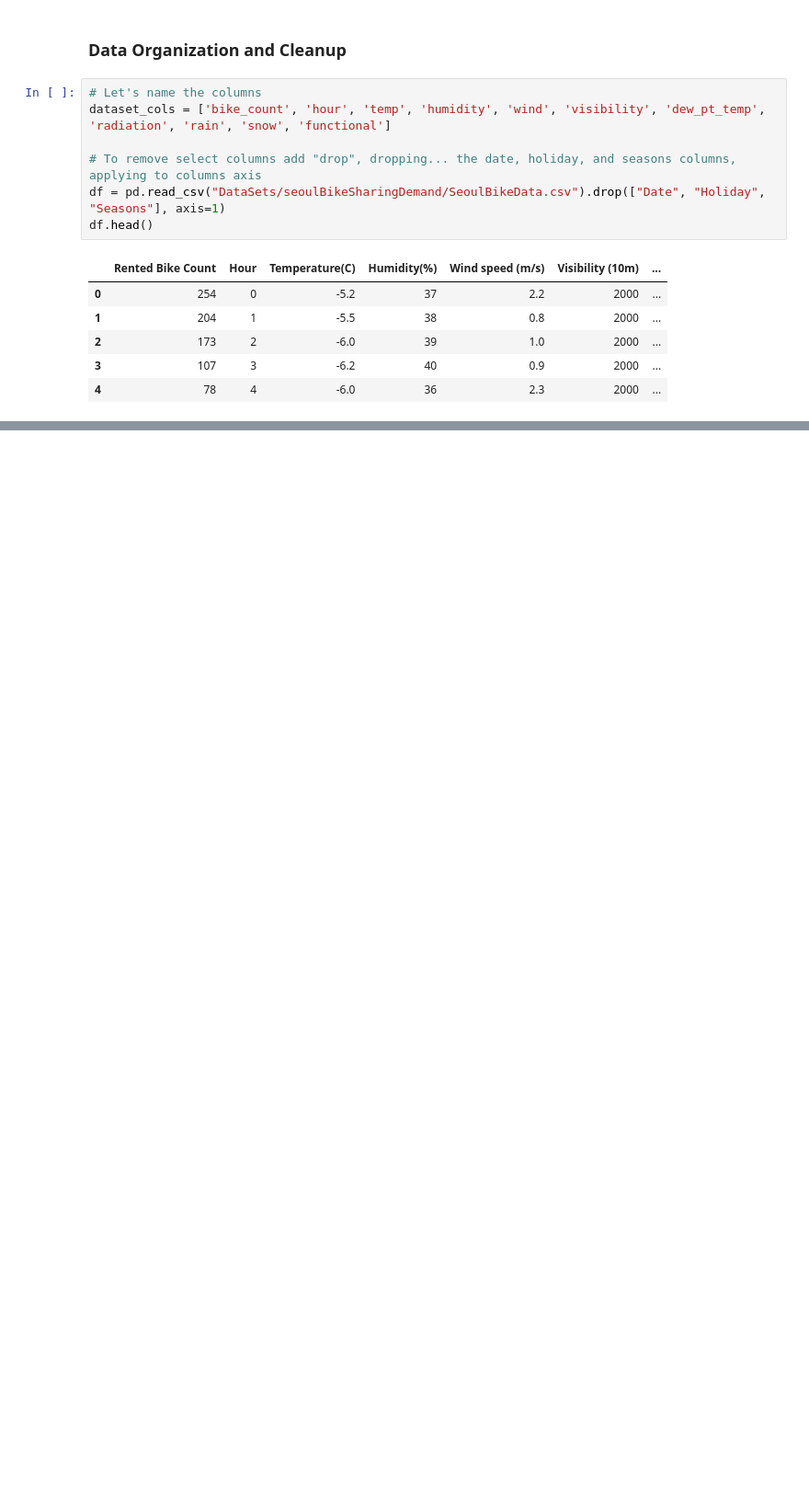
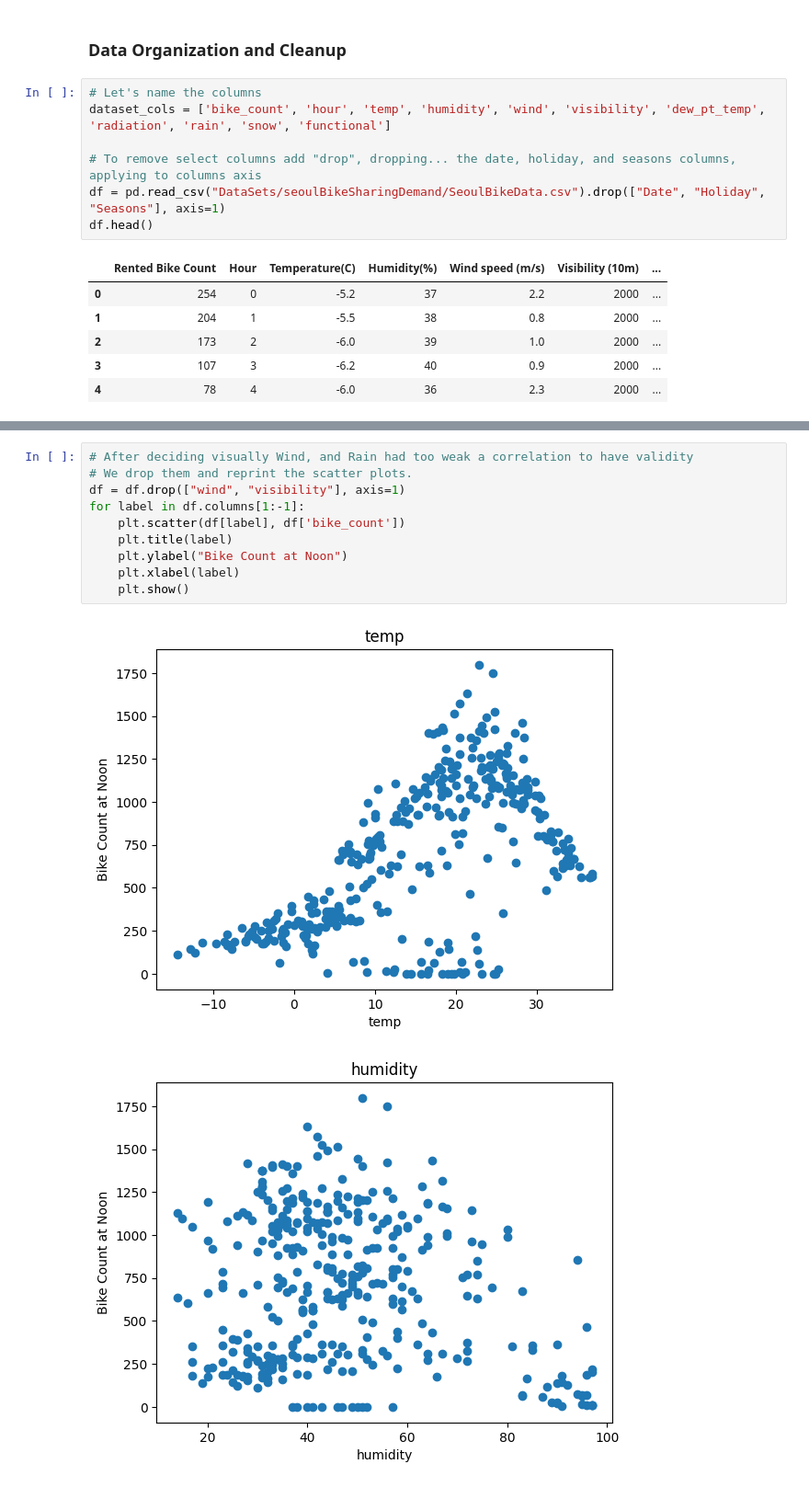
Before and after one commit to Logan-0/MachineLearning, a Jupyter notebook: SeoulBikeSharingDemand.ipynb, the cells around one changed output, grey strips where cells are left out. Shown at 92% size. Cells and saved outputs as stored; diff of their text form; blank space fills up the shorter version.

```diff
--- a/SeoulBikeSharingDemand.ipynb
+++ b/SeoulBikeSharingDemand.ipynb
@@ -78,0 +99,13 @@ df.head()
+# %%
+# After deciding visually Wind, and Rain had too weak a correlation to have validity
+# We drop them and reprint the scatter plots.
+df = df.drop(["wind", "visibility"], axis=1)
+for label in df.columns[1:-1]:
+    plt.scatter(df[label], df['bike_count'])
+    plt.title(label)
+    plt.ylabel("Bike Count at Noon")
+    plt.xlabel(label)
+    plt.show()
+# %% [output]
+[figure, added]
+[figure, added]
```
Also changed, not shown: parts of 31 cells of this notebook.
